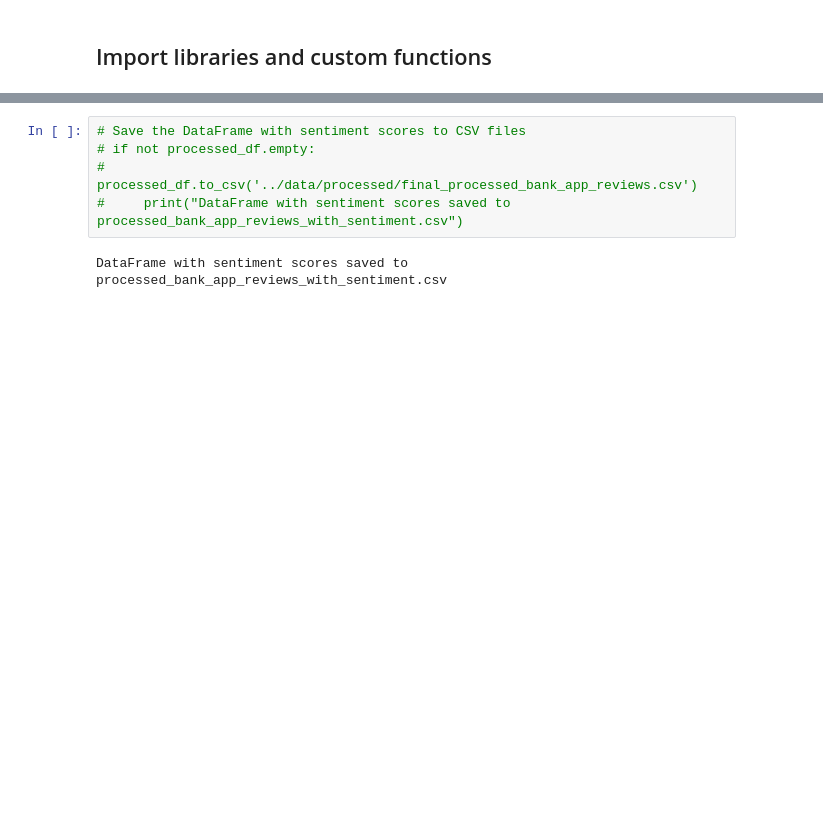
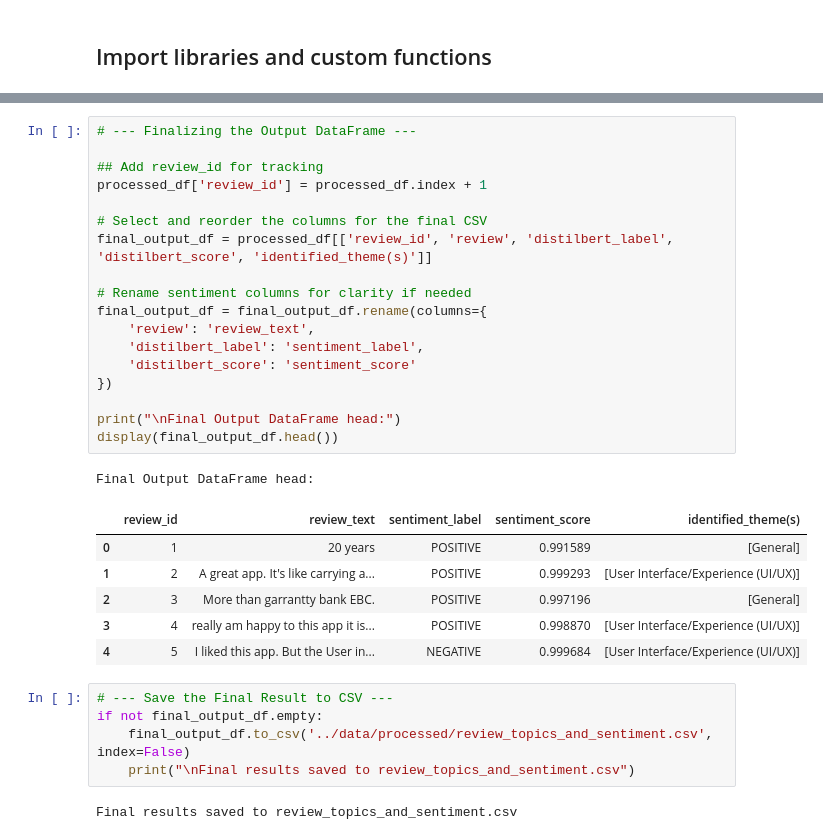
Before and after one commit to Martha3001/customer-experience-analytics-week2, a Jupyter notebook: notebooks/thematic.ipynb, the cells around one changed output, grey strips where cells are left out. Drawn from its saved outputs; the diff is of its cells as text; blank space fills up the shorter version.

```diff
--- a/notebooks/thematic.ipynb
+++ b/notebooks/thematic.ipynb
@@ -61,7 +165,33 @@ DataFrame with sentiment scores:
+# %%
+# --- Finalizing the Output DataFrame ---
+
+## Add review_id for tracking
+processed_df['review_id'] = processed_df.index + 1
+
+# Select and reorder the columns for the final CSV
+final_output_df = processed_df[['review_id', 'review', 'distilbert_label', 'distilbert_score', 'identified_theme(s)']]
+
+# Rename sentiment columns for clarity if needed
+final_output_df = final_output_df.rename(columns={
+    'review': 'review_text',
+    'distilbert_label': 'sentiment_label',
+    'distilbert_score': 'sentiment_score'
+})
+
+print("\nFinal Output DataFrame head:")
+display(final_output_df.head())
+# %% [output]
+Final Output DataFrame head:
+|  | review_id | review_text | sentiment_label | sentiment_score | identified_theme(s) |
+| 0 | 1 | 20 years | POSITIVE | 0.991589 | [General] |
+| 1 | 2 | A great app. It's like carrying a... | POSITIVE | 0.999293 | [User Interface/Experience (UI/UX)] |
+| 2 | 3 | More than garrantty bank EBC. | POSITIVE | 0.997196 | [General] |
+| 3 | 4 | really am happy to this app it is... | POSITIVE | 0.998870 | [User Interface/Experience (UI/UX)] |
+| 4 | 5 | I liked this app. But the User in... | NEGATIVE | 0.999684 | [User Interface/Experience (UI/UX)] |
 # %%
-# Save the DataFrame with sentiment scores to CSV files
-# if not processed_df.empty:
-#     processed_df.to_csv('../data/processed/final_processed_bank_app_reviews.csv')
-#     print("DataFrame with sentiment scores saved to processed_bank_app_reviews_with_sentiment.csv")
+# --- Save the Final Result to CSV ---
+if not final_output_df.empty:
+    final_output_df.to_csv('../data/processed/review_topics_and_sentiment.csv', index=False)
+    print("\nFinal results saved to review_topics_and_sentiment.csv")
 # %% [output]
-DataFrame with sentiment scores saved to processed_bank_app_reviews_with_sentiment.csv
+Final results saved to review_topics_and_sentiment.csv
```
Also changed, not shown: parts of 10 cells of this notebook.
